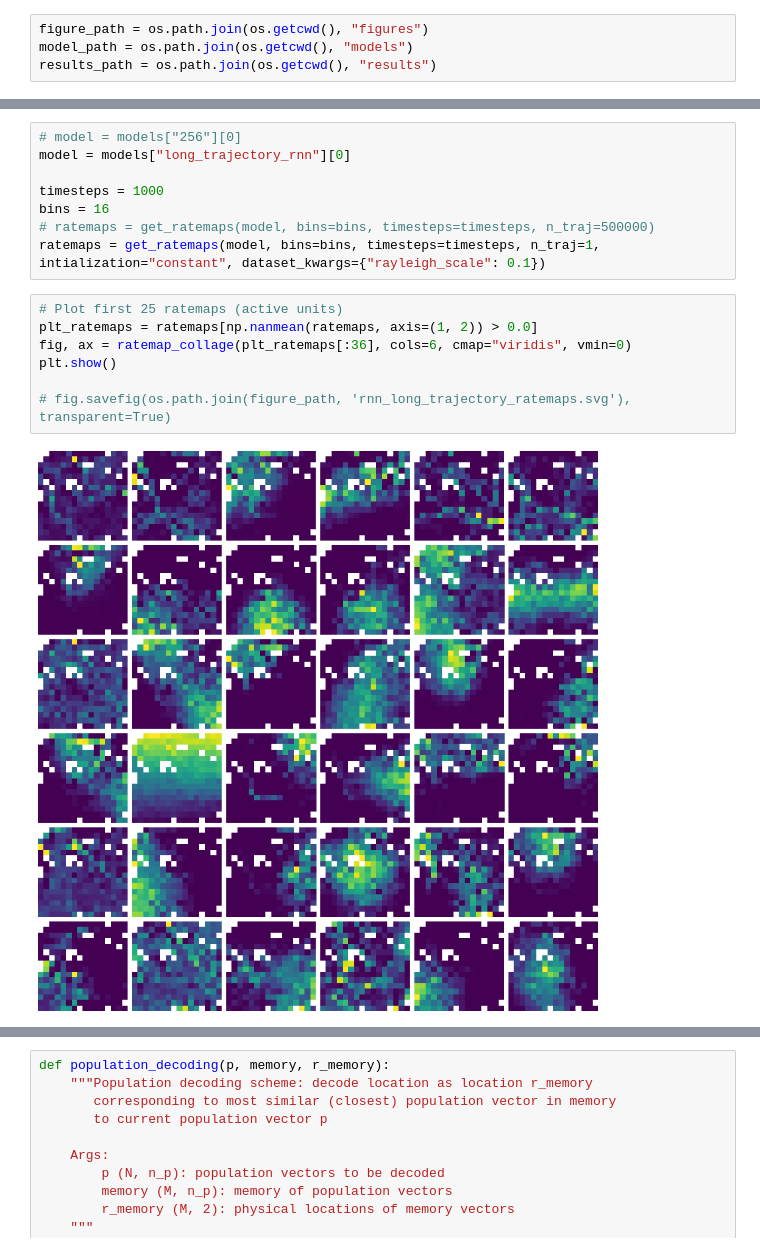
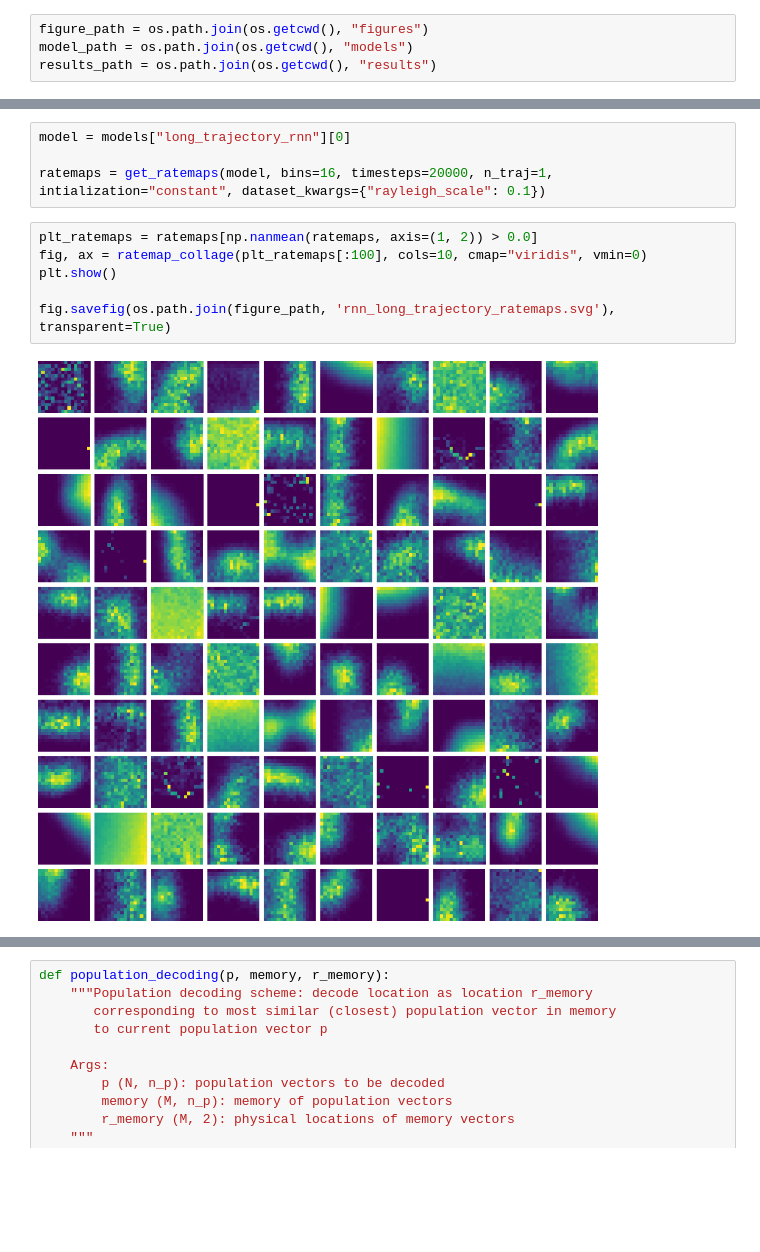
Before and after one commit to bioAI-Oslo/ConjunctiveRepresentations, a Jupyter notebook: rnn_long_trajectory.ipynb, the cells around one changed output, grey strips where cells are left out. Cells and saved outputs as stored; diff of their text form; blank space fills up the shorter version.

```diff
--- a/rnn_long_trajectory.ipynb
+++ b/rnn_long_trajectory.ipynb
@@ -55,20 +56,15 @@ fig.savefig(os.path.join(figure_path, 'rnn_long_traj_loss.svg'), transparent=Tru
 # %%
-# model = models["256"][0]
 model = models["long_trajectory_rnn"][0]
 
-timesteps = 1000
-bins = 16
-# ratemaps = get_ratemaps(model, bins=bins, timesteps=timesteps, n_traj=500000)
-ratemaps = get_ratemaps(model, bins=bins, timesteps=timesteps, n_traj=1, intialization="constant", dataset_kwargs={"rayleigh_scale": 0.1})
+ratemaps = get_ratemaps(model, bins=16, timesteps=20000, n_traj=1, intialization="constant", dataset_kwargs={"rayleigh_scale": 0.1})
 # %%
-# Plot first 25 ratemaps (active units)
 plt_ratemaps = ratemaps[np.nanmean(ratemaps, axis=(1, 2)) > 0.0]
-fig, ax = ratemap_collage(plt_ratemaps[:36], cols=6, cmap="viridis", vmin=0)
+fig, ax = ratemap_collage(plt_ratemaps[:100], cols=10, cmap="viridis", vmin=0)
 plt.show()
 
-# fig.savefig(os.path.join(figure_path, 'rnn_long_trajectory_ratemaps.svg'), transparent=True)
+fig.savefig(os.path.join(figure_path, 'rnn_long_trajectory_ratemaps.svg'), transparent=True)
 # %% [output]
-[figure, old version]
+[figure, new version]
 # %%
 pos_name = "center"
 scale = 0.25
```
Also changed, not shown: parts of 14 cells of this notebook.
